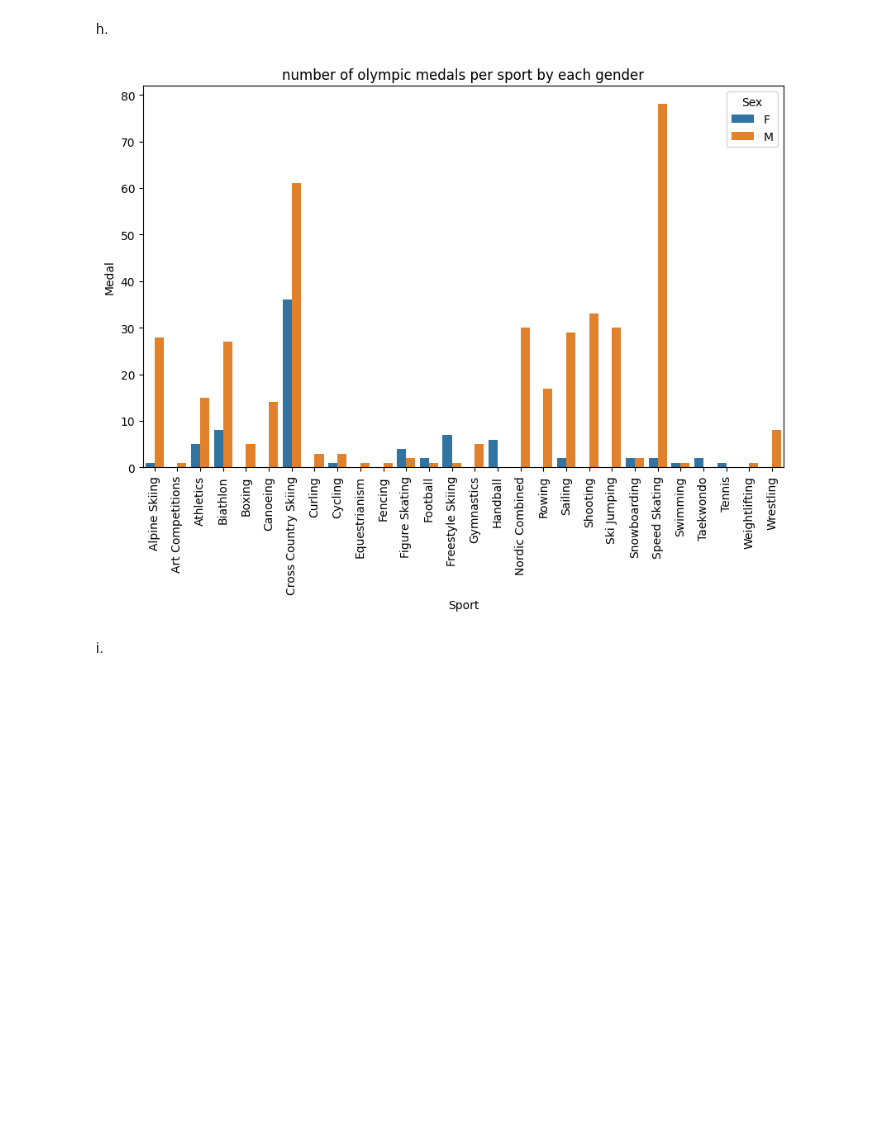
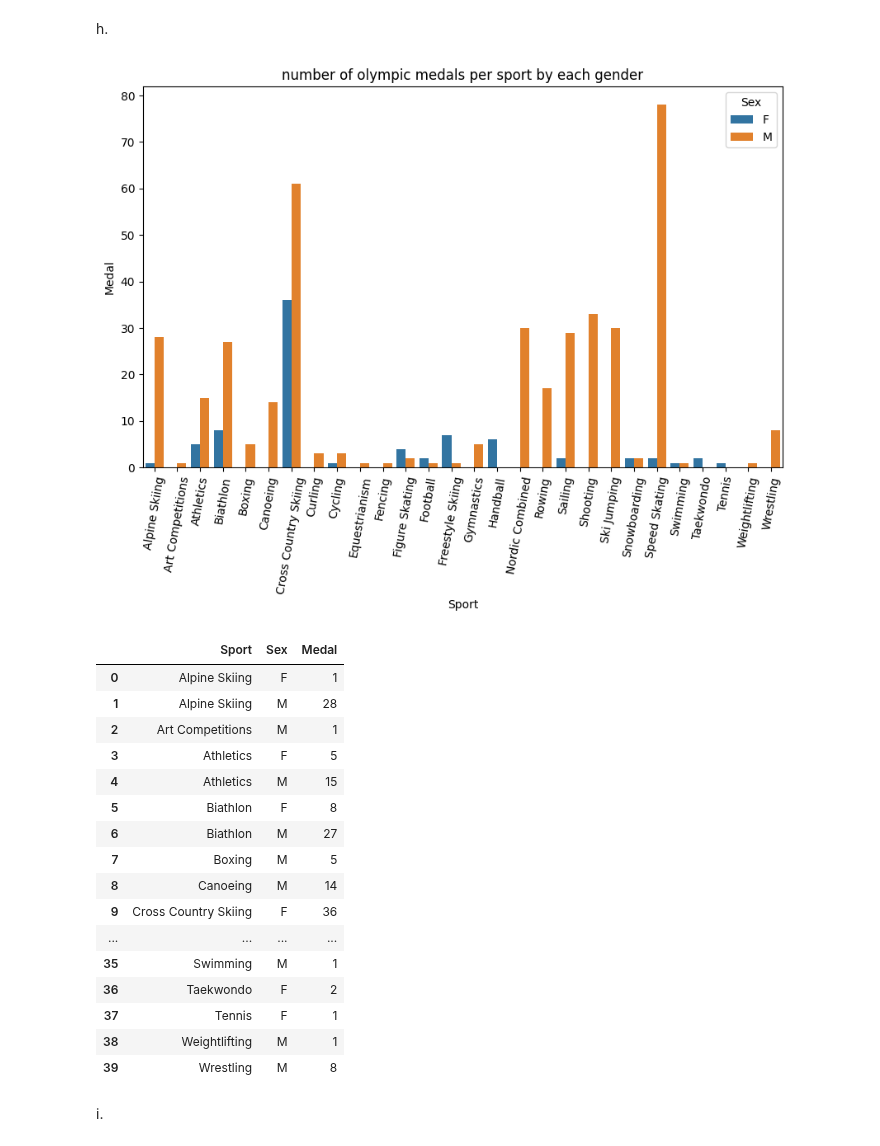
Before and after one commit to Ludwilton/Projekt-OS-Norge, a Jupyter notebook: uppgift_0/uppgift.0.LUDWIG.ipynb, the cells around one changed output. Drawn from its saved outputs; the diff is of its cells as text; code cells hidden in the pictures; blank space fills up the shorter version.

Commit message:
notebook L, added plots

```diff
--- a/uppgift_0/uppgift.0.LUDWIG.ipynb
+++ b/uppgift_0/uppgift.0.LUDWIG.ipynb
@@ -186,13 +187,31 @@ h.
 # %%
 medals_by_sport = unique_medals_df.groupby(["Sport","Sex"])["Medal"].count().reset_index()
 
 plt.figure(figsize=(10, 6))
 sns.barplot(data=medals_by_sport,x="Sport", y="Medal", hue="Sex")
 plt.title("number of olympic medals per sport by each gender")
-plt.xticks(rotation=90)
+plt.xticks(rotation=80)
 plt.show()
+medals_by_sport
 # %% [output]
-[figure, old version]
+[figure, new version]
+|  | Sport | Sex | Medal |
+| 0 | Alpine Skiing | F | 1 |
+| 1 | Alpine Skiing | M | 28 |
+| 2 | Art Competitions | M | 1 |
+| 3 | Athletics | F | 5 |
+| 4 | Athletics | M | 15 |
+| 5 | Biathlon | F | 8 |
+| 6 | Biathlon | M | 27 |
+| 7 | Boxing | M | 5 |
+| 8 | Canoeing | M | 14 |
+| 9 | Cross Country Skiing | F | 36 |
+| ... | ... | ... | ... |
+| 35 | Swimming | M | 1 |
+| 36 | Taekwondo | F | 2 |
+| 37 | Tennis | F | 1 |
+| 38 | Weightlifting | M | 1 |
+| 39 | Wrestling | M | 8 |
 # %% [markdown]
 i.
 # %%
```
Also changed, not shown: parts of 13 cells of this notebook, 3 other files.
